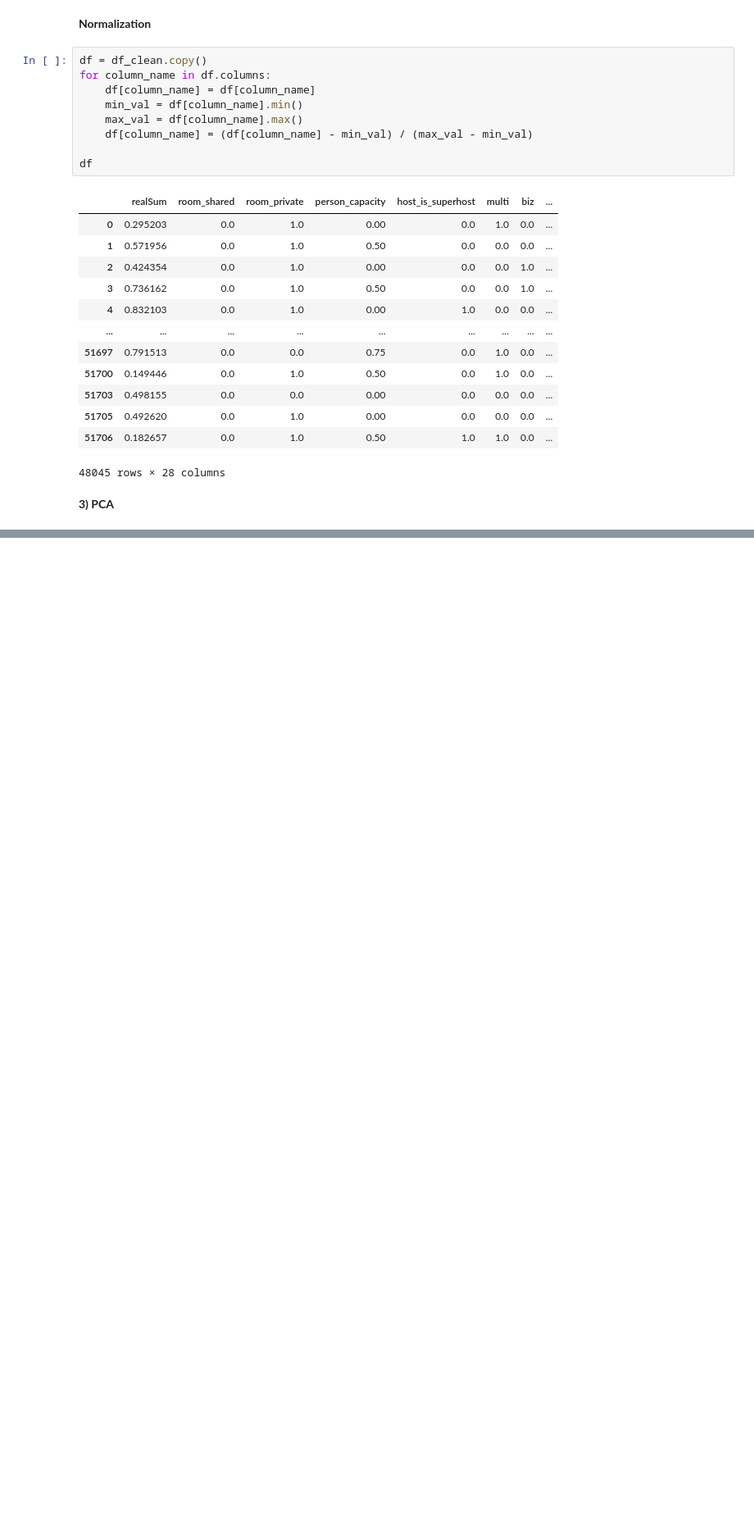
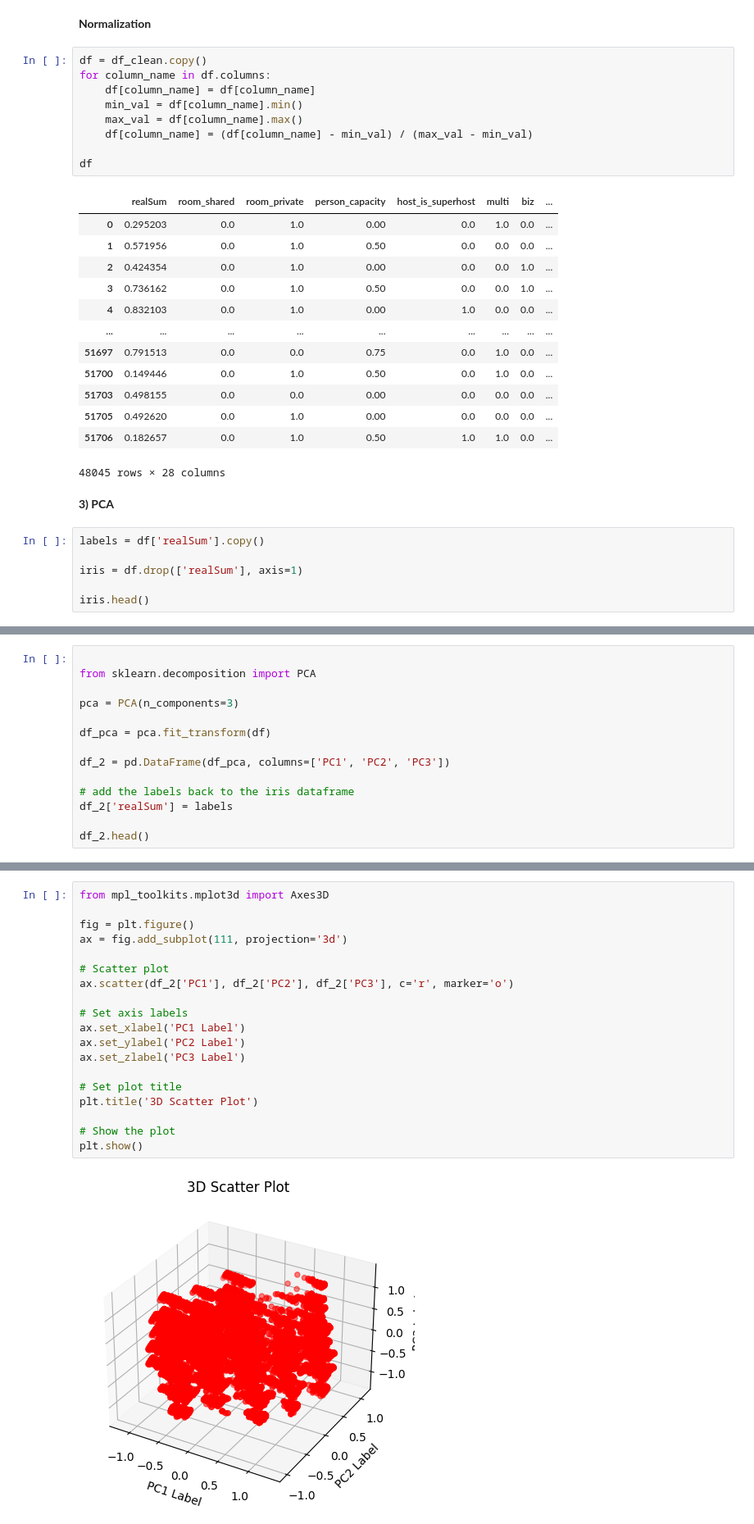
Before and after one commit to AlySemsem/ML_Project, a Jupyter notebook: ML_Project.ipynb, the cells around one changed output, grey strips where cells are left out. Shown at 82% size. Saved outputs shown, nothing was run; the diff lists cells and outputs as text; blank space fills up the shorter version.

```diff
--- a/ML_Project.ipynb
+++ b/ML_Project.ipynb
@@ -300,3 +300,9 @@ df
 48045 rows × 28 columns
 # %% [markdown]
 **3) PCA**
+# %%
+labels = df['realSum'].copy()
+
+iris = df.drop(['realSum'], axis=1)
+
+iris.head()
@@ -302,0 +316,14 @@ df
+# %%
+
+from sklearn.decomposition import PCA
+
+pca = PCA(n_components=3)
+
+df_pca = pca.fit_transform(df)
+
+df_2 = pd.DataFrame(df_pca, columns=['PC1', 'PC2', 'PC3'])
+
+# add the labels back to the iris dataframe
+df_2['realSum'] = labels
+
+df_2.head()
@@ -302,0 +337,21 @@ df
+# %%
+from mpl_toolkits.mplot3d import Axes3D
+
+fig = plt.figure()
+ax = fig.add_subplot(111, projection='3d')
+
+# Scatter plot
+ax.scatter(df_2['PC1'], df_2['PC2'], df_2['PC3'], c='r', marker='o')
+
+# Set axis labels
+ax.set_xlabel('PC1 Label')
+ax.set_ylabel('PC2 Label')
+ax.set_zlabel('PC3 Label')
+
+# Set plot title
+plt.title('3D Scatter Plot')
+
+# Show the plot
+plt.show()
+# %% [output]
+[figure, added]
```
Also changed, not shown: parts of 3 cells of this notebook.
